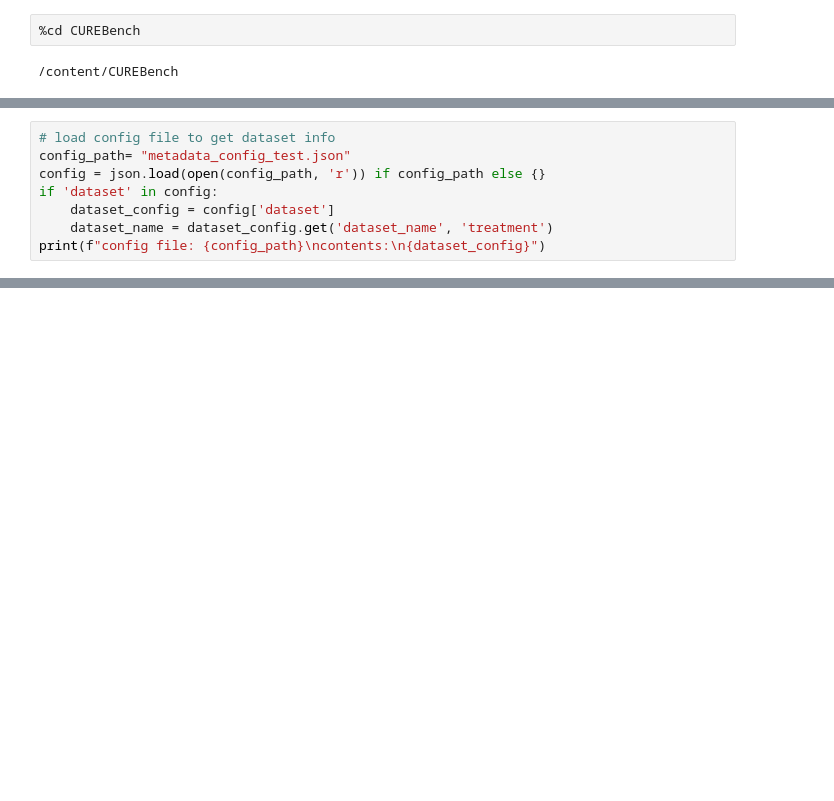
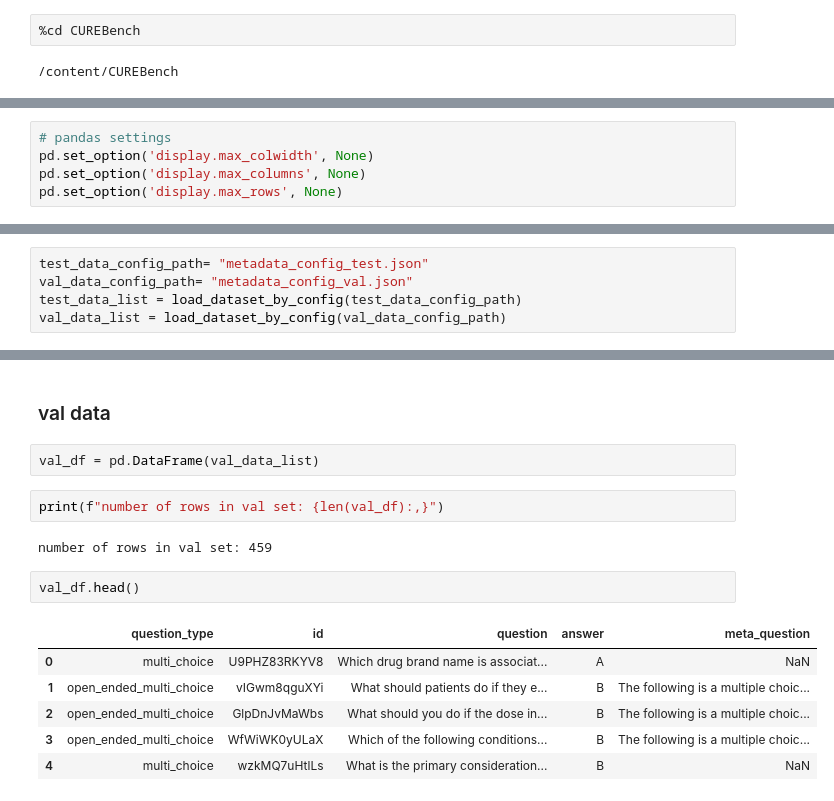
Before and after one commit to christiejibaraki/CUREBench, a Jupyter notebook: notebooks/1-inspect_datasets.ipynb, the cells around one changed output, grey strips where cells are left out. Saved outputs shown, nothing was run; the diff lists cells and outputs as text; blank space fills up the shorter version.

```diff
--- a/notebooks/1-inspect_datasets.ipynb
+++ b/notebooks/1-inspect_datasets.ipynb
@@ -29,11 +30,3 @@ from typing import Dict, List
 from torch.utils.data import DataLoader
 from dataset_utils import build_dataset
 from core.eval_framework import load_and_merge_config, create_metadata_parser
-# %%
-# load config file to get dataset info
-config_path= "metadata_config_test.json"
-config = json.load(open(config_path, 'r')) if config_path else {}
-if 'dataset' in config:
-    dataset_config = config['dataset']
-    dataset_name = dataset_config.get('dataset_name', 'treatment')
-print(f"config file: {config_path}\ncontents:\n{dataset_config}")
@@ -56 +33,6 @@ CureBenchDataset initialized with 2079 examples
+# %%
+# pandas settings
+pd.set_option('display.max_colwidth', None)
+pd.set_option('display.max_columns', None)
+pd.set_option('display.max_rows', None)
 # %%
@@ -88,0 +81,5 @@ print(dataset_list[0])
+# %%
+test_data_config_path= "metadata_config_test.json"
+val_data_config_path= "metadata_config_val.json"
+test_data_list = load_dataset_by_config(test_data_config_path)
+val_data_list = load_dataset_by_config(val_data_config_path)
@@ -88,0 +98,17 @@ print(dataset_list[0])
+# %% [markdown]
+### val data
+# %%
+val_df = pd.DataFrame(val_data_list)
+# %%
+print(f"number of rows in val set: {len(val_df):,}")
+# %% [output]
+number of rows in val set: 459
+# %%
+val_df.head()
+# %% [output]
+|  | question_type | id | question | answer | meta_question |
+| 0 | multi_choice | U9PHZ83RKYV8 | Which drug brand name is associat... | A | NaN |
+| 1 | open_ended_multi_choice | vIGwm8qguXYi | What should patients do if they e... | B | The following is a multiple choic... |
+| 2 | open_ended_multi_choice | GlpDnJvMaWbs | What should you do if the dose in... | B | The following is a multiple choic... |
+| 3 | open_ended_multi_choice | WfWiWK0yULaX | Which of the following conditions... | B | The following is a multiple choic... |
+| 4 | multi_choice | wzkMQ7uHtlLs | What is the primary consideration... | B | NaN |
```
Also changed, not shown: parts of 17 cells of this notebook.
